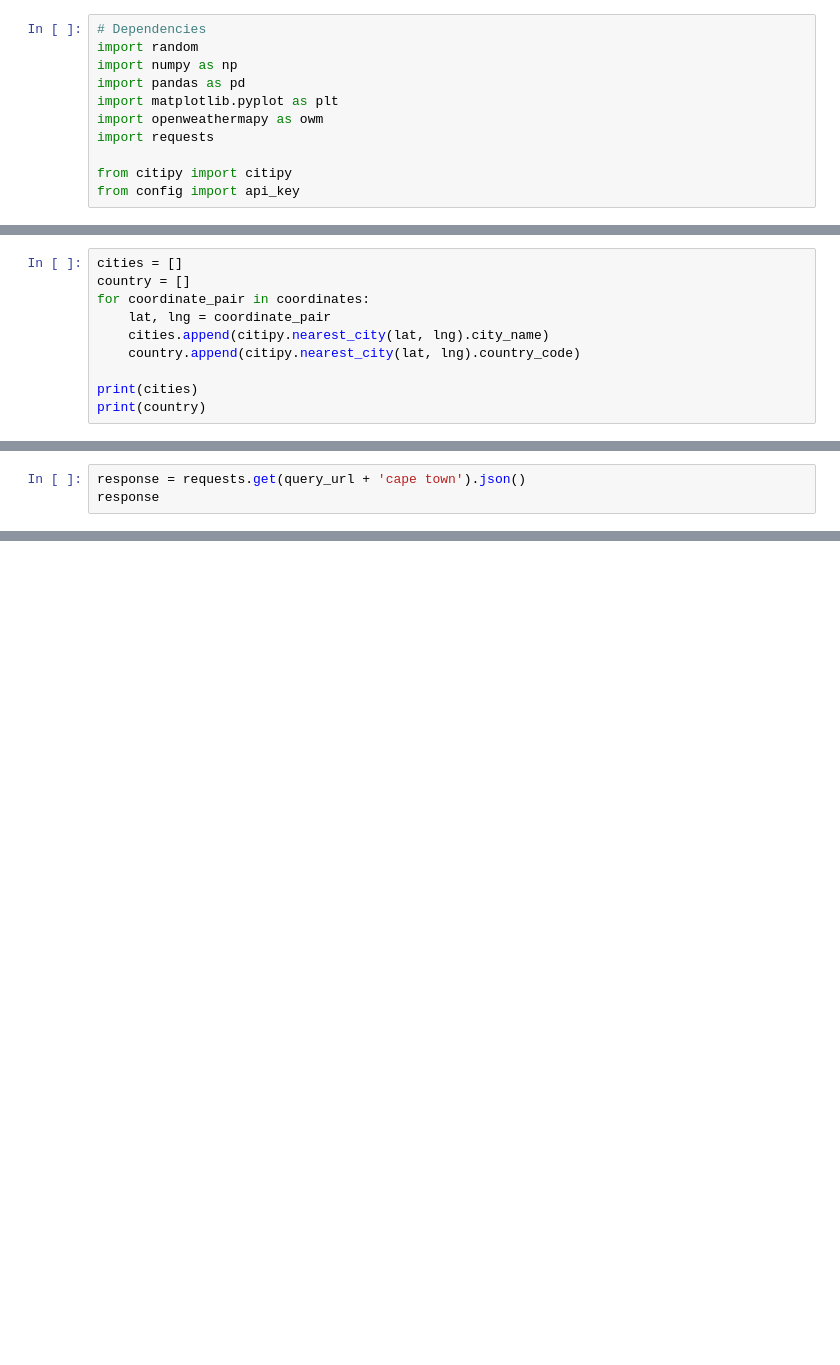
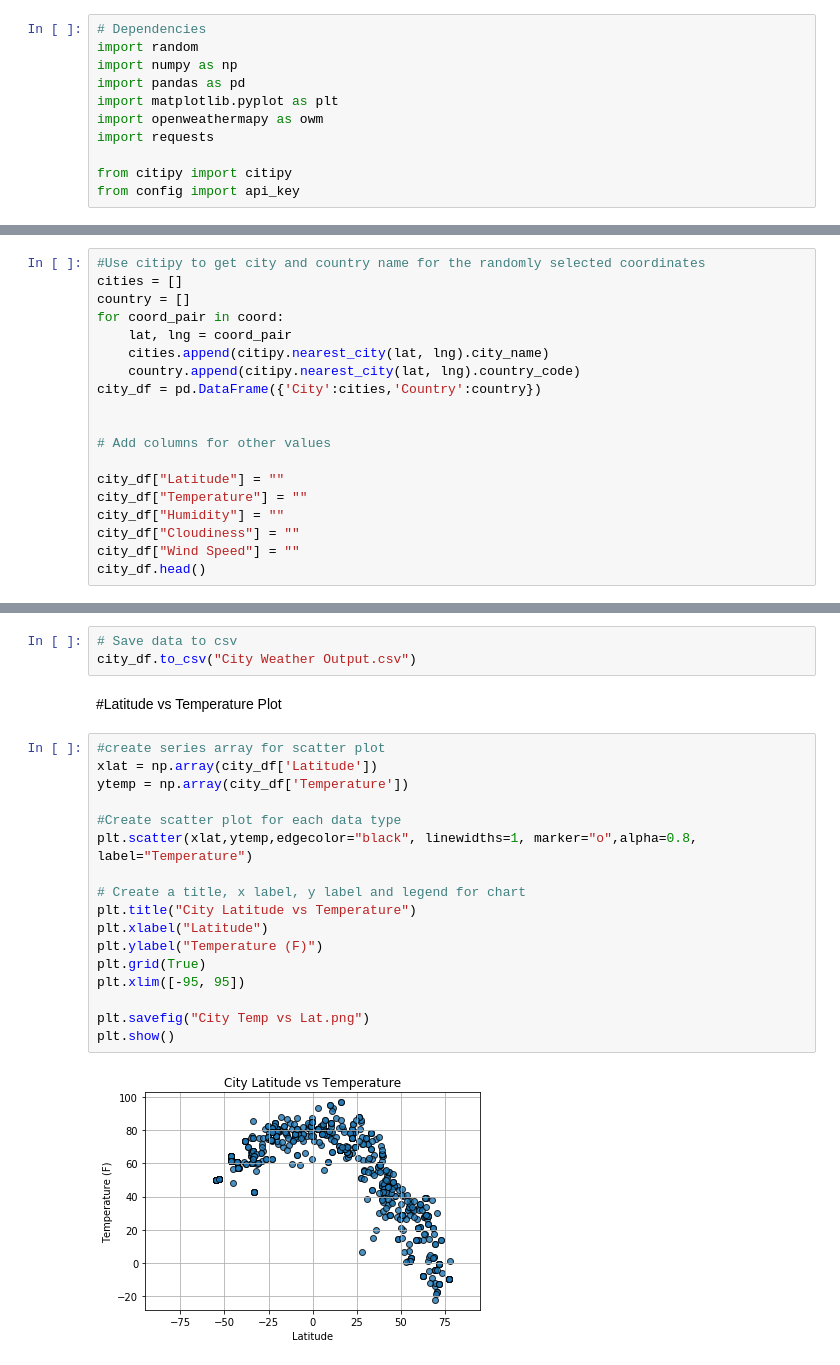
Before and after one commit to misstamu/UNCCDataHW2018, a Jupyter notebook: API-Python/WeatherPy.ipynb, the cells around one changed output, grey strips where cells are left out. Drawn from its saved outputs; the diff is of its cells as text; blank space fills up the shorter version.

```diff
--- a/API-Python/WeatherPy.ipynb
+++ b/API-Python/WeatherPy.ipynb
@@ -24,11 +31,20 @@ co
 # %%
+#Use citipy to get city and country name for the randomly selected coordinates
 cities = []
 country = []
-for coordinate_pair in coordinates:
-    lat, lng = coordinate_pair
+for coord_pair in coord:
+    lat, lng = coord_pair
     cities.append(citipy.nearest_city(lat, lng).city_name)
     country.append(citipy.nearest_city(lat, lng).country_code)
+city_df = pd.DataFrame({'City':cities,'Country':country})
 
-print(cities)
-print(country)
+
+# Add columns for other values
+
+city_df["Latitude"] = ""
+city_df["Temperature"] = ""
+city_df["Humidity"] = ""
+city_df["Cloudiness"] = ""
+city_df["Wind Speed"] = ""
+city_df.head()
 # %% [output]
@@ -72,3 +56,0 @@ query_url = f"{url}appid={api_key}&units={units}&q="
-# %%
-response = requests.get(query_url + 'cape town').json()
-response
@@ -80,0 +151,24 @@ JSONDecodeError: Expecting value: line 1 column 1 (char 0)
+# %%
+# Save data to csv
+city_df.to_csv("City Weather Output.csv")
+# %% [markdown]
+#Latitude vs Temperature Plot
+# %%
+#create series array for scatter plot
+xlat = np.array(city_df['Latitude'])
+ytemp = np.array(city_df['Temperature'])
+
+#Create scatter plot for each data type
+plt.scatter(xlat,ytemp,edgecolor="black", linewidths=1, marker="o",alpha=0.8, label="Temperature")
+
+# Create a title, x label, y label and legend for chart
+plt.title("City Latitude vs Temperature")
+plt.xlabel("Latitude")
+plt.ylabel("Temperature (F)")
+plt.grid(True)
+plt.xlim([-95, 95])
+
+plt.savefig("City Temp vs Lat.png")
+plt.show()
+# %% [output]
+[figure, added]
```
Also changed, not shown: parts of 20 cells of this notebook, 8 other files.
